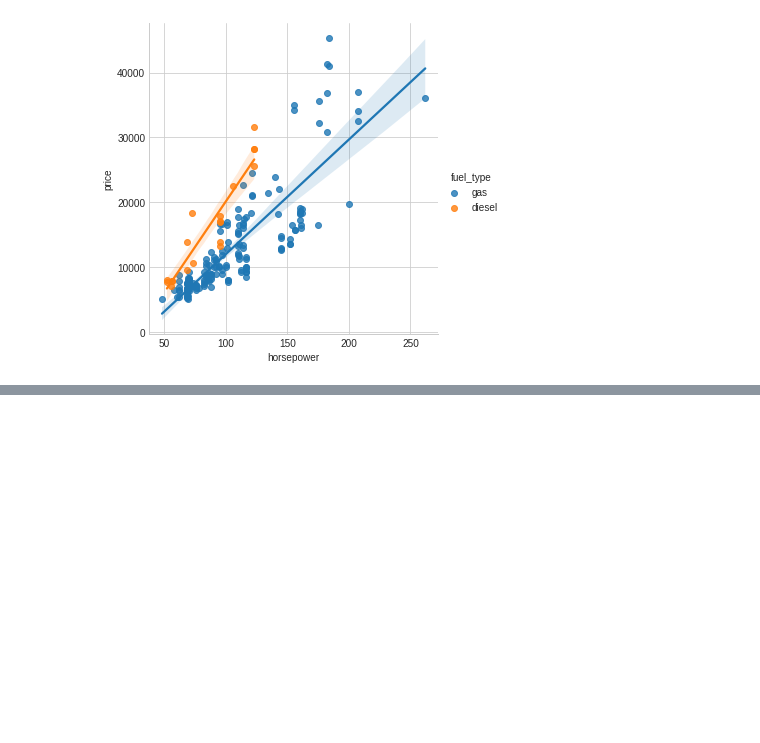
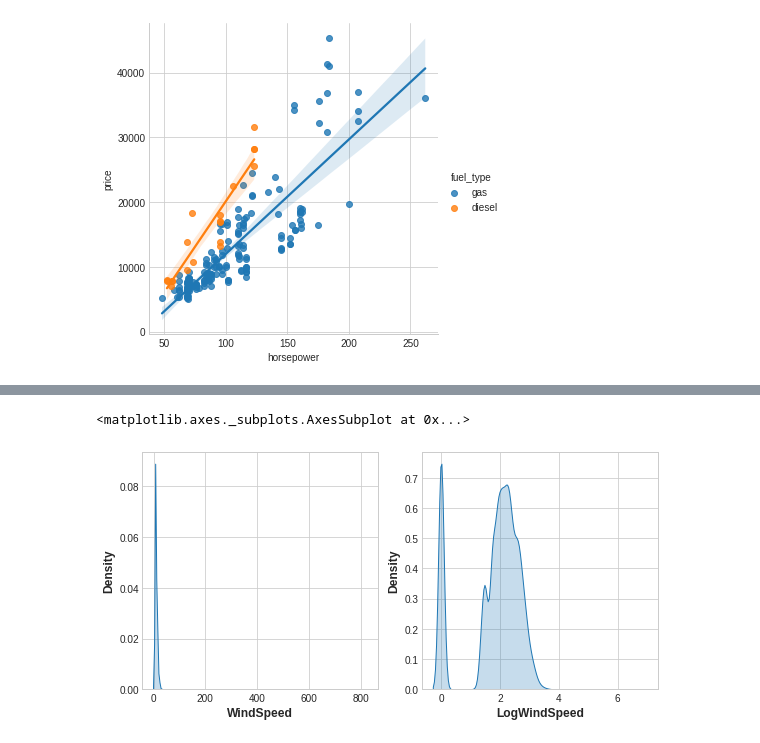
Before and after one commit to fasthill/My-gist, a Jupyter notebook: eda_plot/kaggle_fe_begin_course.ipynb, the cells around one changed output, grey strips where cells are left out. Drawn from its saved outputs; the diff is of its cells as text; code cells hidden in the pictures; blank space fills up the shorter version.

```diff
--- a/eda_plot/kaggle_fe_begin_course.ipynb
+++ b/eda_plot/kaggle_fe_begin_course.ipynb
@@ -170,3 +170,16 @@ sns.lmplot(x='horsepower', y='price', hue='fuel_type', data=df)
 # %% [output]
 <seaborn.axisgrid.FacetGrid at 0x...>
 [figure]
+# %%
+plt.rc('figure', autolayout=True)
+plt.rc('axes',
+       labelweight='bold',
+       labelsize='large',
+       titleweight='bold',
+       titlesize=14,
+       titlepad=10)
+
+accidents = pd.read_csv('https://raw.githubusercontent.com/fasthill/My-gist/main/data/Kaggle_FE_Course_Data/accidents.csv')
+autos = pd.read_csv('https://raw.githubusercontent.com/fasthill/My-gist/main/data/Kaggle_FE_Course_Data/autos.csv')
+concrete = pd.read_csv('https://raw.githubusercontent.com/fasthill/My-gist/main/data/Kaggle_FE_Course_Data/concrete.csv')
+customer = pd.read_csv('https://raw.githubusercontent.com/fasthill/My-gist/main/data/Kaggle_FE_Course_Data/customer.csv')
@@ -172,0 +208,11 @@ sns.lmplot(x='horsepower', y='price', hue='fuel_type', data=df)
+# %%
+# If the feature has 0.0 values, use np.log1p (log(1+x)) instead of np.log
+accidents['LogWindSpeed'] = accidents.WindSpeed.apply(np.log1p)
+# %%
+# plot a comparison
+fig, axs = plt.subplots(1, 2, figsize=(8,4))
+sns.kdeplot(accidents.WindSpeed, shade=True, ax=axs[0])
+sns.kdeplot(accidents.LogWindSpeed, shade=True, ax=axs[1])
+# %% [output]
+<matplotlib.axes._subplots.AxesSubplot at 0x...>
+[figure, added]
```
Also changed, not shown: parts of 17 cells of this notebook.
